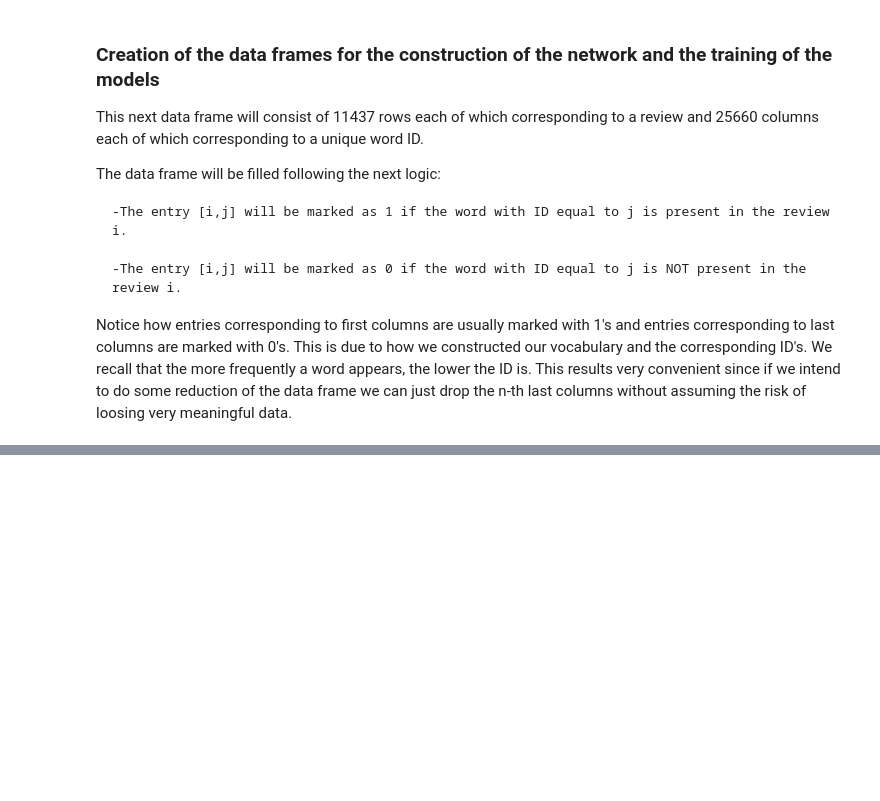
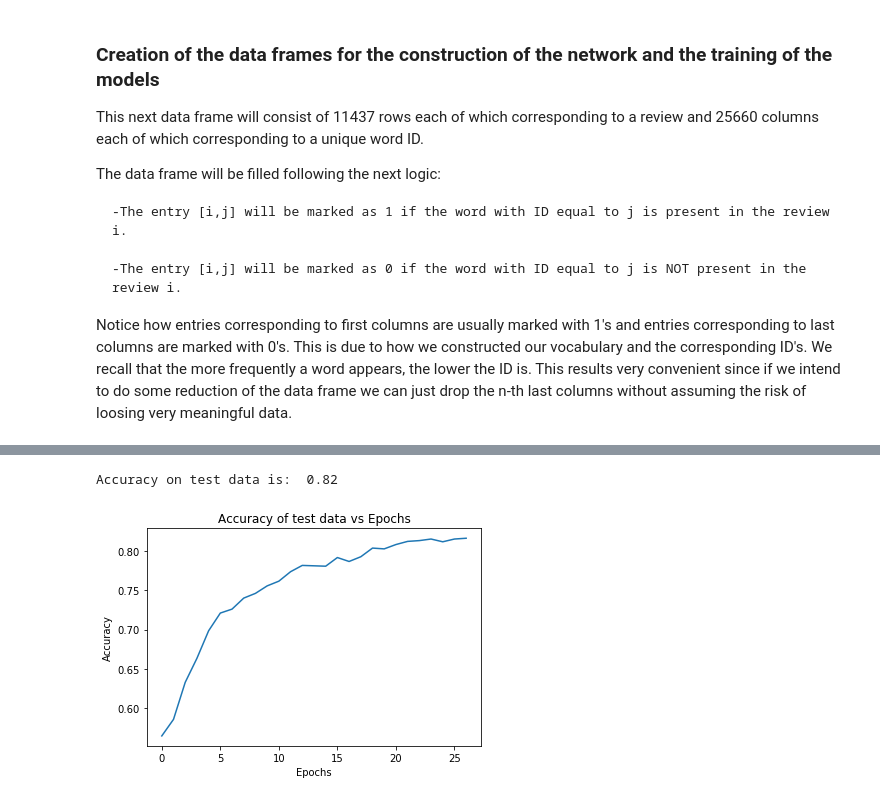
Before and after one commit to valfaro-v2/MagolegoTeamProject, a Jupyter notebook: Proyect.ipynb, the cells around one changed output, grey strips where cells are left out. Drawn from its saved outputs; the diff is of its cells as text; code cells hidden in the pictures; blank space fills up the shorter version.

```diff
--- a/Proyect.ipynb
+++ b/Proyect.ipynb
@@ -539,0 +767,12 @@ print('Accuracy = ', logreg_accuracy,'%')
+# %%
+test_correct_percentage = [elemento/len(y_test) for elemento in test_correct]
+
+plt.plot(range(epochs), test_correct_percentage)
+plt.xlabel('Epochs')
+plt.ylabel('Accuracy')
+plt.title('Accuracy of test data vs Epochs')
+
+print("Accuracy on test data is: ", "{:.2f}".format(test_correct_percentage[-1].item()))
+# %% [output]
+Accuracy on test data is:  0.82
+[figure, added]
```
Also changed, not shown: parts of 75 cells of this notebook.
